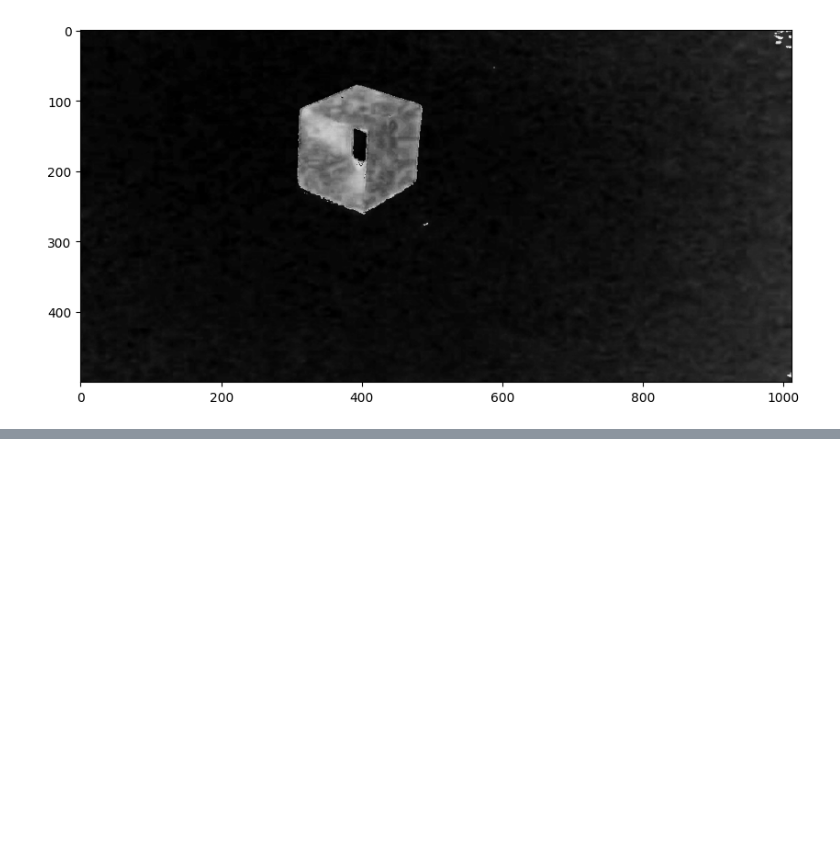
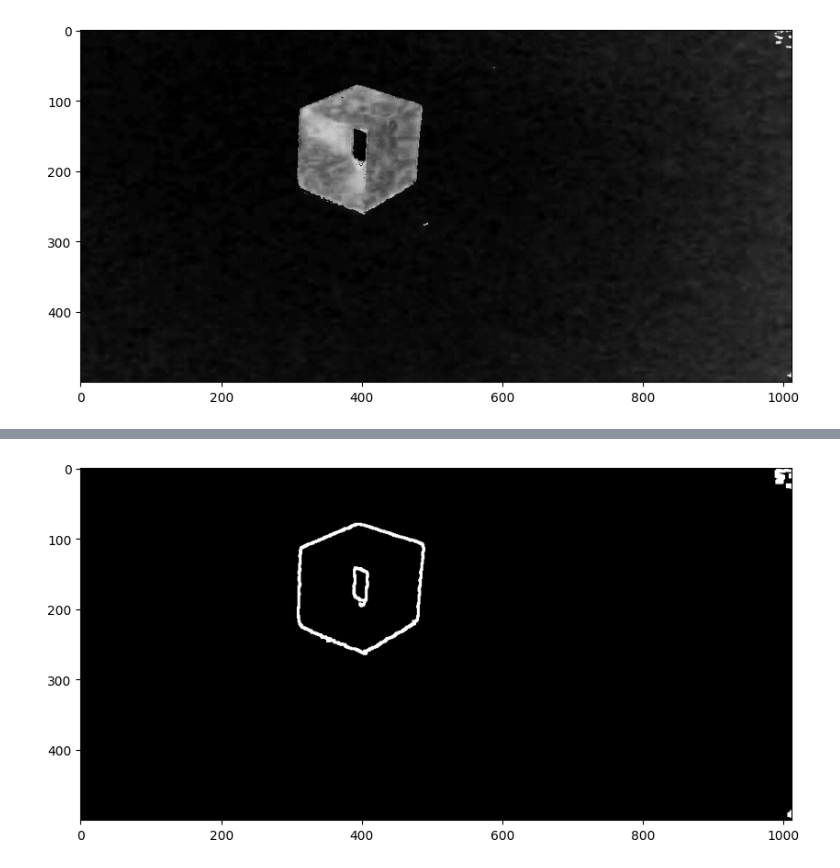
Before and after one commit to 97hackbrian/Seeker_ComputerVision, a Jupyter notebook: notebooks/data_acquisition.ipynb, the cells around one changed output, grey strips where cells are left out. Saved outputs shown, nothing was run; the diff lists cells and outputs as text; code cells hidden in the pictures; blank space fills up the shorter version.

```diff
--- a/notebooks/data_acquisition.ipynb
+++ b/notebooks/data_acquisition.ipynb
@@ -194,0 +220,7 @@ plt.show()
+# %%
+ImagenDilatation=apply_dilation(ImagenCanny,5,3)
+plt.figure(figsize=(10, 7))
+plt.imshow(ImagenDilatation, cmap="gray")
+plt.show()
+# %% [output]
+[figure, added]
```
Also changed, not shown: parts of 4 cells of this notebook.
